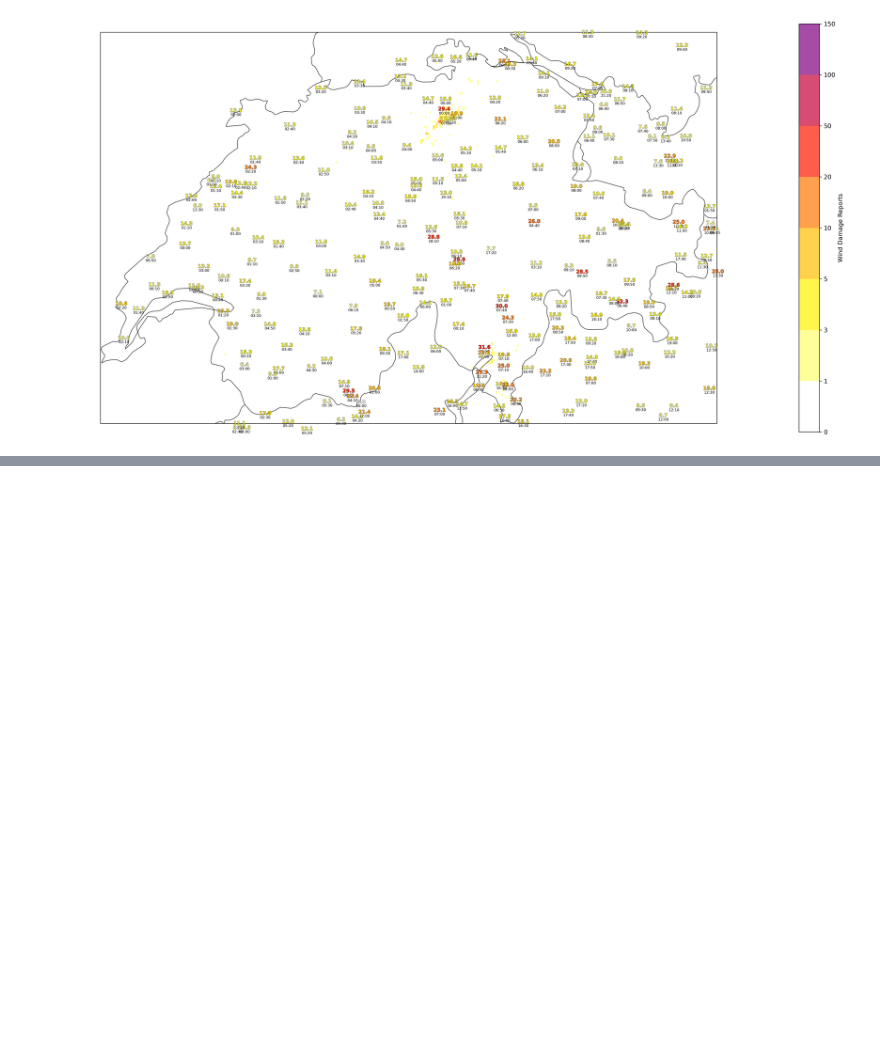
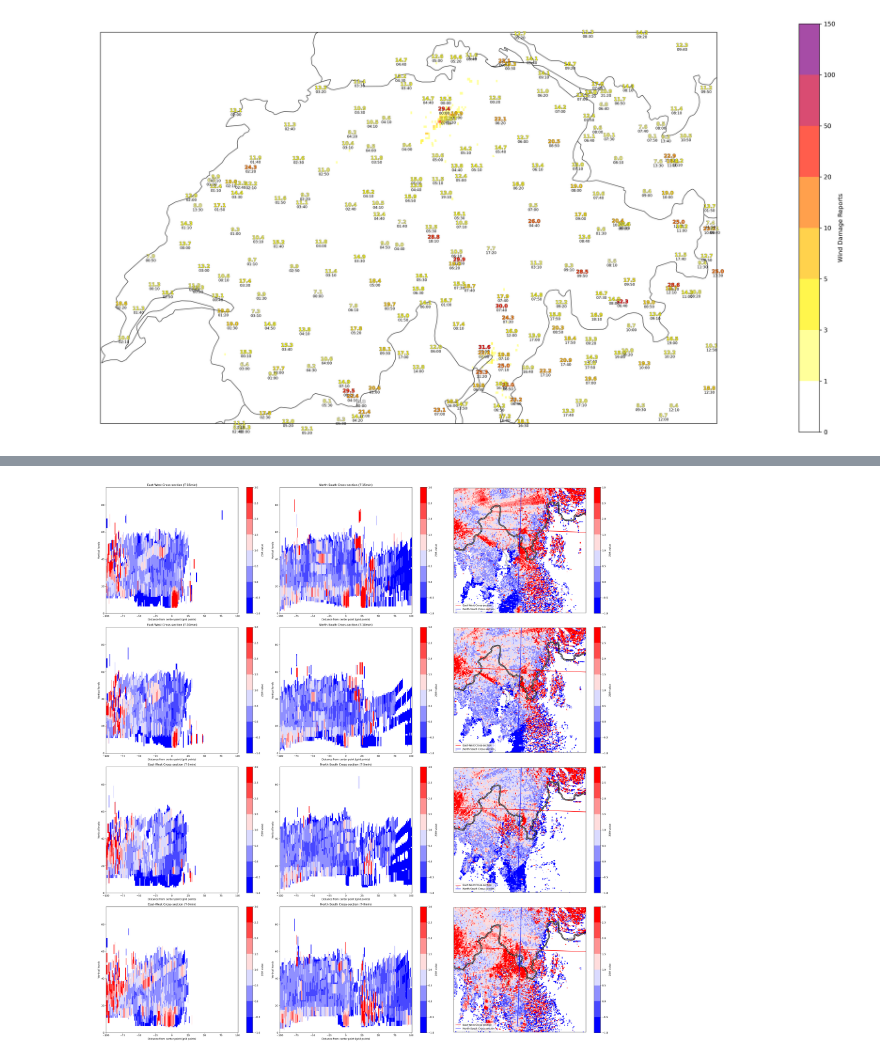
Before and after one commit to florianvalentinackermann/radar_windgusts, a Jupyter notebook: second_case.ipynb, the cells around one changed output, grey strips where cells are left out. Drawn from its saved outputs; the diff is of its cells as text; code cells hidden in the pictures; blank space fills up the shorter version.

Commit message:
extending wind composite crosssections to all cases

```diff
--- a/second_case.ipynb
+++ b/second_case.ipynb
@@ -68,7 +69,7 @@ Pysteps configuration file found at: /scratch/mch/fackerma/miniforge3/envs/teste
 # %%
 # Defining valid time and elevation scan
 
-valid_time3 = '0655'
+valid_time3 = '0700'
 elevation_scan = '3'
 radar_station = 'W'
 radar_name = 'Weissfluhgipfel'
@@ -6176,0 +6215,96 @@ New bounds: West: 5.904191012734619, South: 45.780250744858265, East: 10.5625477
+# %%
+# variable      variable2
+# ZH            czc
+# rad_shear     div_shear
+# KDP           Kdp
+# ZDR           diff_reflectivity
+
+
+# Set up the main parameters
+year, month, day = '2021', '07', '13'
+valid_time3 = '0700'
+downburst_x, downburst_y = 704167, 114317
+downburst_location = 'Locarno'
+zh_shape = (640, 710, 93)
+variable = 'ZDR'
+variable2 = 'diff_reflectivity'
+
+# Calculate grid indices and cross-section ranges
+y_idx, x_idx, get_value = swiss_to_grid_index(downburst_x, downburst_y, clons, clats, zh_shape)
+range_size = 100
+x_start = max(0, x_idx - range_size)
+x_end = min(zh_shape[1], x_idx + range_size + 1)
+y_start = max(0, y_idx - range_size)
+y_end = min(zh_shape[0], y_idx + range_size + 1)
+
+# Create the main figure
+fig = plt.figure(figsize=(30, 32))
+gs = fig.add_gridspec(4, 3)
+
+# Time offsets in minutes
+time_offsets = [15, 10, 5, 0]
+base_time = datetime.strptime(valid_time3, '%H%M')
+
+for i, offset in enumerate(time_offsets):
+    # Calculate the time for this row
+    adjusted_time = base_time - timedelta(minutes=offset)
+    time = adjusted_time.strftime('%H%M')
+
+    # Load data and create cross-sections
+    results = load_and_create_cross_sections(year, month, day, time)
+
+    # Extract the required cross-sections and 2D projections
+    variable_x_cross = results[f'{variable}_x_cross']
+    variable_y_cross = results[f'{variable}_y_cross']
+    variable_2d = results[f'{variable}_2d']
+
+    # Plot X cross-section
+    ax = fig.add_subplot(gs[i, 0])
+    im = ax.imshow(variable_x_cross.T, aspect='auto', origin='lower', cmap=globals()[f'cmap_{variable2}'], norm=globals()[f'{variable2}_norm'],
+                   extent=[x_start-x_idx, x_end-x_idx, 0, zh_shape[2]])
+    ax.set_title(f'East-West Cross-section (T-{offset}min)')
+    ax.set_xlabel('Distance from center point (grid points)')
+    ax.set_ylabel('Vertical levels')
+    plt.colorbar(im, ax=ax, label=f'{variable} value')
+
+    # Plot Y cross-section
+    ax = fig.add_subplot(gs[i, 1])
+    im = ax.imshow(variable_y_cross.T, aspect='auto', origin='lower', cmap=globals()[f'cmap_{variable2}'], norm=globals()[f'{variable2}_norm'],
+                   extent=[y_start-y_idx, y_end-y_idx, 0, zh_shape[2]])
+    ax.set_title(f'North-South Cross-section (T-{offset}min)')
+    ax.set_xlabel('Distance from center point (grid points)')
+    ax.set_ylabel('Vertical levels')
+    plt.colorbar(im, ax=ax, label=f'{variable} value')
+
+    # Plot geographical map
+    ax = fig.add_subplot(gs[i, 2], projection=ccrs.epsg(3035))
+    p9 = ax.pcolormesh(clons, clats, variable_2d, cmap=globals()[f'cmap_{variable2}'], norm=globals()[f'{variable2}_norm'],
+                       transform=ccrs.epsg(3035))
+    ax.set_extent(Ticino_extent, crs=ccrs.PlateCarree())
+    ax.add_feature(cfeature.BORDERS, edgecolor='black', linestyle='-', alpha=0.8, linewidth=6)
+    ax.add_feature(cfeature.COASTLINE, edgecolor='black', alpha=0.8, linewidth=2)
+    ax.add_feature(cfeature.LAKES, edgecolor='black', facecolor='none', alpha=0.8, linewidth=2)
+    ax.add_feature(cfeature.BORDERS, edgecolor='white', linestyle='-', alpha=1)
+    ax.add_feature(cfeature.COASTLINE, edgecolor='white', alpha=1)
+    ax.add_feature(cfeature.LAKES, edgecolor='white', facecolor='none', alpha=1)
+
+    # Add annotations for cross-section lines
+    ax.plot([clons[y_idx, x_start], clons[y_idx, x_end]],
+            [clats[y_idx, x_start], clats[y_idx, x_end]],
+            color='red', linewidth=2, transform=ccrs.epsg(3035))
+    ax.plot([clons[y_start, x_idx], clons[y_end, x_idx]],
+            [clats[y_start, x_idx], clats[y_end, x_idx]],
+            color='blue', linewidth=2, transform=ccrs.epsg(3035))
+
+    # Add legend for cross-section lines
+    ax.plot([], [], color='red', label='East-West Cross-section')
+    ax.plot([], [], color='blue', label='North-South Cross-section')
+    ax.legend(loc='lower left')
+
+    plt.colorbar(p9, ax=ax, label=f'{variable} value')
+
+plt.tight_layout()
+
+#plt.savefig(f"/users/fackerma/newproject1/figures/second_case/Wind_Composite/" + variable + '_Composite_advance_' + valid_time3 +  downburst_location +"_.png", dpi=300, bbox_inches='tight')
+# %% [output]
+[figure, added]
```
Also changed, not shown: parts of 4 cells of this notebook.
